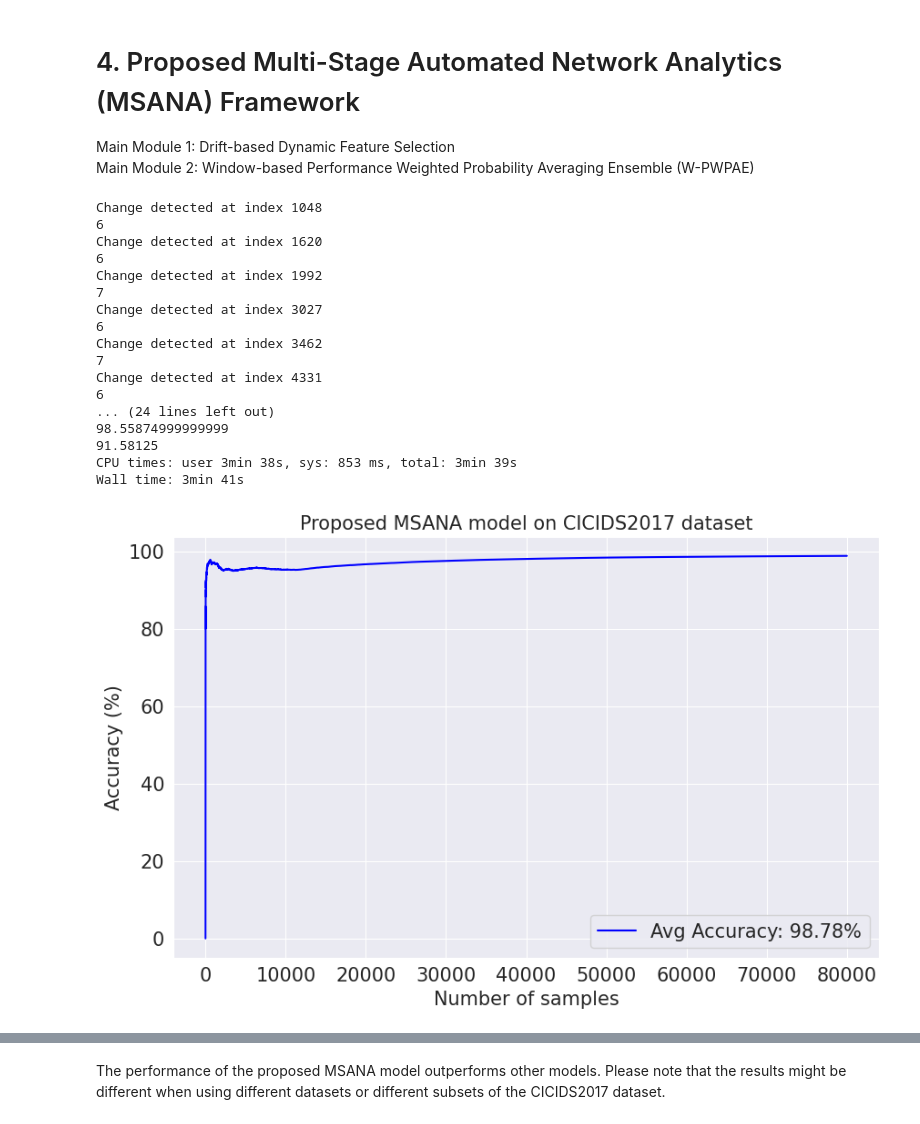
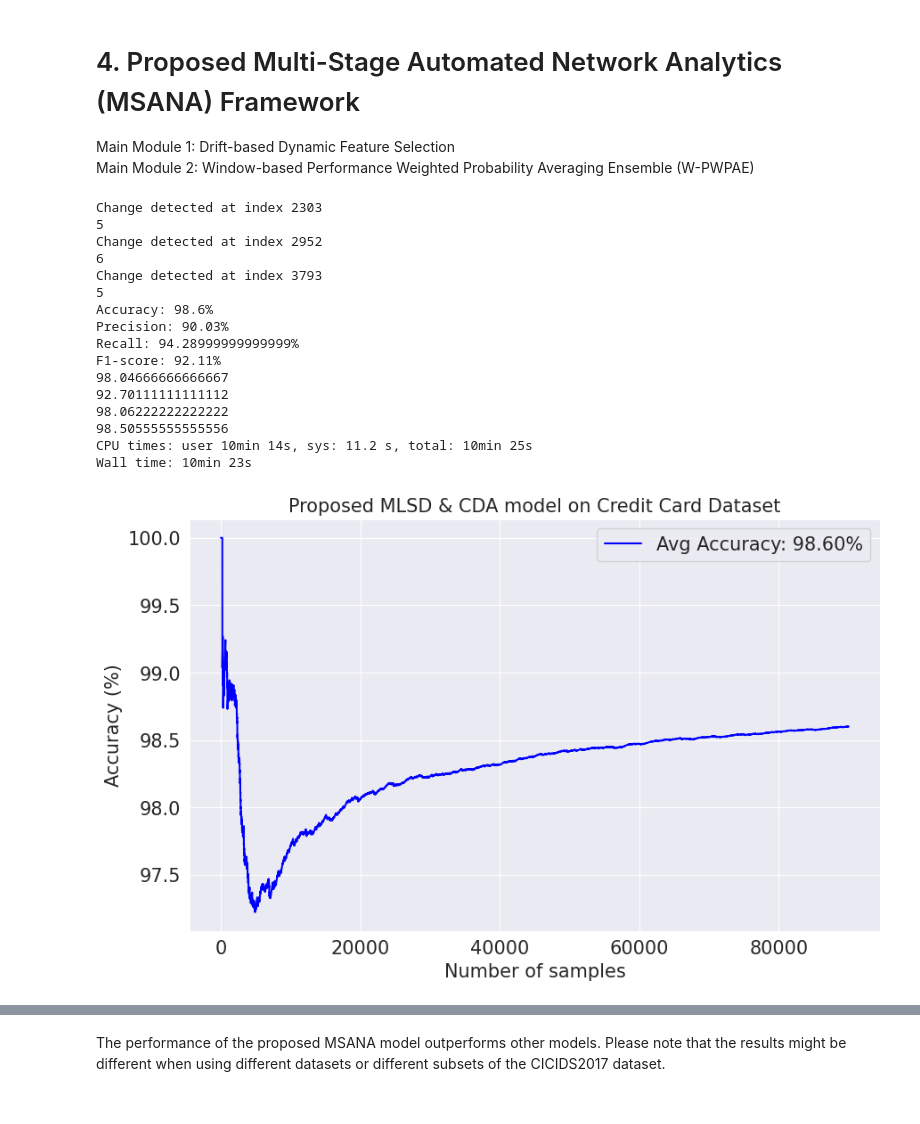
Before and after one commit to vikashmaheshwari97/Concept-Drfit-Adaptation, a Jupyter notebook: Credit_Card_CD.ipynb, the cells around one changed output, grey strips where cells are left out. Drawn from its saved outputs; the diff is of its cells as text; code cells hidden in the pictures.

```diff
--- a/Credit_Card_CD.ipynb
+++ b/Credit_Card_CD.ipynb
@@ -58,7 +55,7 @@ The Canadian Institute for Cybersecurity Intrusion Detection System 2017 (CICIDS
 # %% [markdown]
 ## Read the sampled CICIDS2017 dataset
 # %%
-df = pd.read_csv("/content/card_transdata.csv")
+df = pd.read_csv("/content/drive/MyDrive/card_transdata.csv")
 
 df = df.sample(n=None, frac=0.1, random_state=None, axis=0)
 df = df.sort_index()
@@ -98,7 +95,7 @@ df_missing_columns
 # %%
 X = df.drop(['fraud'],axis=1)
 y = df['fraud']
-X_train, X_test, y_train, y_test = train_test_split(X,y, train_size = 0.2, test_size = 0.8, shuffle=False,random_state = 0)
+X_train, X_test, y_train, y_test = train_test_split(X,y, train_size = 0.1, test_size = 0.9, shuffle=False,random_state = 0)
 # %% [markdown]
 ## Basic Adaptive Learning - Define Functions
 # %%
@@ -158,7 +155,7 @@ def acc_fig(t, m, name):
     plt.plot(t,m,'-b',label='Avg Accuracy: %.2f%%'%(m[-1]))
 
     plt.legend(loc='best')
-    plt.title(name+' on CICIDS2017 dataset', fontsize=15)
+    plt.title(name+' on Credit Card Dataset', fontsize=15)
     plt.xlabel('Number of samples')
     plt.ylabel('Accuracy (%)')
 
@@ -864,9 +866,20 @@ def MSANA(model1, model2, model3, model4, X_train, y_train, X_test, y_test):
 
             # Relearn the online models on the most recent window data (representing new concept data)
             hat1 = ensemble.AdaptiveRandomForestClassifier(n_models=3) # ARF-ADWIN
-            hat2 = neighbors.KNNADWINClassifier(window_size=100)
+            #hat2 = neighbors.KNNADWINClassifier(window_size=100)
+            hat2 = ensemble.SRPClassifier(n_models = 3)
+            #hat2 = tree.ExtremelyFastDecisionTreeClassifier()
             hat3 = ensemble.AdaptiveRandomForestClassifier(n_models=3,drift_detector=EDDM(),warning_detector=EDDM()) # ARF-EDDM
-            hat4 = linear_model.PAClassifier() # SRP-DDM
+            hat4 = ensemble.LeveragingBaggingClassifier(model=tree.HoeffdingTreeClassifier(),n_models=3) # LB Model
+
+            #hat1 = ensemble.AdaptiveRandomForestClassifier(n_models=3) # ARF-ADWIN
+            #hat2 = neighbors.KNNADWINClassifier(window_size=100)
+            #hat3 = ensemble.AdaptiveRandomForestClassifier(n_models=3,drift_detector=EDDM(),warning_detector=EDDM()) # ARF-EDDM
+            #hat4 = linear_model.PAClassifier() # SRP-DDM
+
+
+
+
 
             # Re-select features
             selector1 = feature_selection.VarianceThreshold(threshold = 0.1)
@@ -914,35 +927,38 @@ def MSANA(model1, model2, model3, model4, X_train, y_train, X_test, y_test):
 # %%
 %%time
 # Use the proposed Multi-Stage Automated Network Analytics (MSANA) model
 
 # Select the four base online models, they can be changed based on the performance of the models
 bm1 = ensemble.AdaptiveRandomForestClassifier(n_models=3) # ARF-ADWIN
-bm2 = neighbors.KNNADWINClassifier(window_size=100) # KNN-ADWIN
+bm2 = ensemble.SRPClassifier(n_models = 3)
+#bm2 = tree.ExtremelyFastDecisionTreeClassifier()
 bm3 = ensemble.AdaptiveRandomForestClassifier(n_models=3,drift_detector=EDDM(),warning_detector=EDDM()) # ARF-EDDM
-bm4 = linear_model.PAClassifier() # OPA
+bm4 = ensemble.LeveragingBaggingClassifier(model=tree.HoeffdingTreeClassifier(),n_models=3) # LB Model
 
-name = "Proposed MSANA model"
+
+
+
+name = "Proposed MLSD & CDA model"
 t, m = MSANA(bm1, bm2, bm3, bm4, X_train, y_train, X_test, y_test) # Learn the model on the dataset
 acc_fig(t, m, name) # Draw the figure of how the real-time accuracy changes with the number of samples
 # %% [output]
-Change detected at index 1048
+Change detected at index 2303
+5
+Change detected at index 2952
 6
-Change detected at index 1620
-6
-Change detected at index 1992
-7
-Change detected at index 3027
-6
-Change detected at index 3462
-7
-Change detected at index 4331
-6
-... (24 lines left out)
-98.55874999999999
-91.58125
-CPU times: user 3min 38s, sys: 853 ms, total: 3min 39s
-Wall time: 3min 41s
+Change detected at index 3793
+5
+Accuracy: 98.6%
+Precision: 90.03%
+Recall: 94.28999999999999%
+F1-score: 92.11%
+98.04666666666667
+92.70111111111112
+98.06222222222222
+98.50555555555556
+CPU times: user 10min 14s, sys: 11.2 s, total: 10min 25s
+Wall time: 10min 23s
-[figure, old version]
+[figure, new version]
 # %%
 # Draw a comprehensive figure to compare the performance of all models
 # https://matplotlib.org/stable/gallery/color/named_colors.html
```
Also changed, not shown: parts of 22 cells of this notebook.
